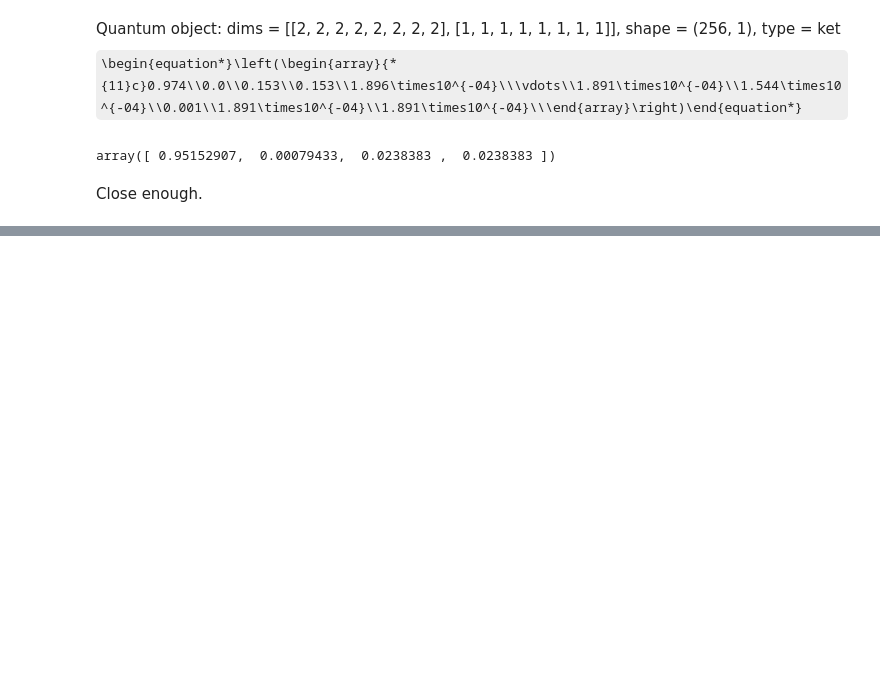
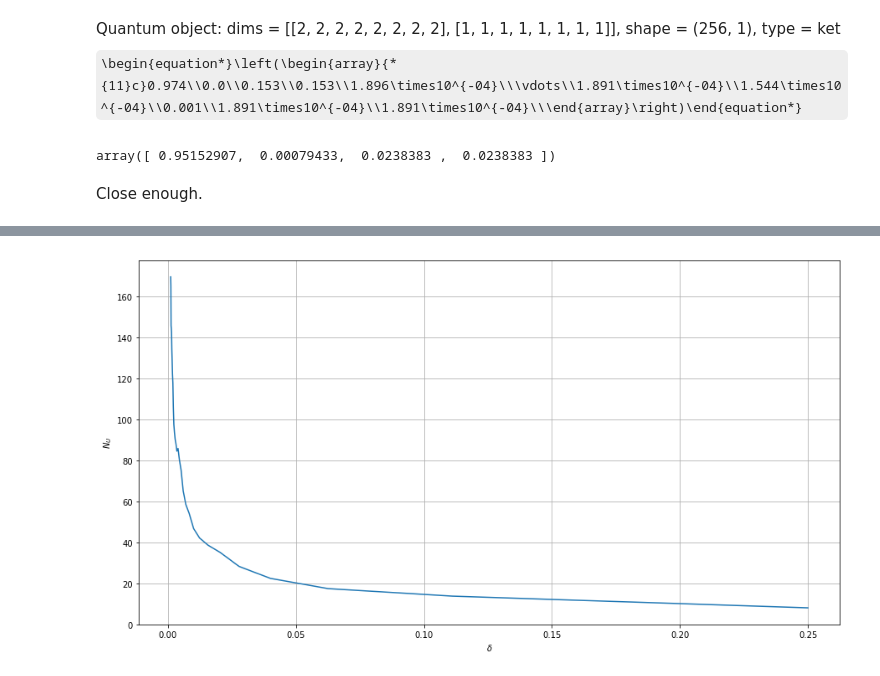
Before and after one commit to sjerbi/Quantum-Reinforcement-Learning, a Jupyter notebook: Quantum-enhanced Projective Simulation.ipynb, the cells around one changed output, grey strips where cells are left out. Drawn from its saved outputs; the diff is of its cells as text; code cells hidden in the pictures; some formulas as TeX source; blank space fills up the shorter version.

```diff
--- a/Quantum-enhanced Projective Simulation.ipynb
+++ b/Quantum-enhanced Projective Simulation.ipynb
@@ -670,0 +744,14 @@ array([ 0.09515463,  0.66340149,  0.12072194,  0.12072194])
+# %%
+NUss_mean = []
+for NUs in NUss:
+    NUss_mean+=[np.mean(NUs)]
+
+plt.figure(figsize=(15,8))
+plt.plot(deltas, NUss_mean)
+
+plt.xlabel('$\delta$')
+plt.ylabel('$N_U$')
+plt.grid(True)
+plt.show()
+# %% [output]
+[figure, added]
```
Also changed, not shown: parts of 8 cells of this notebook.
